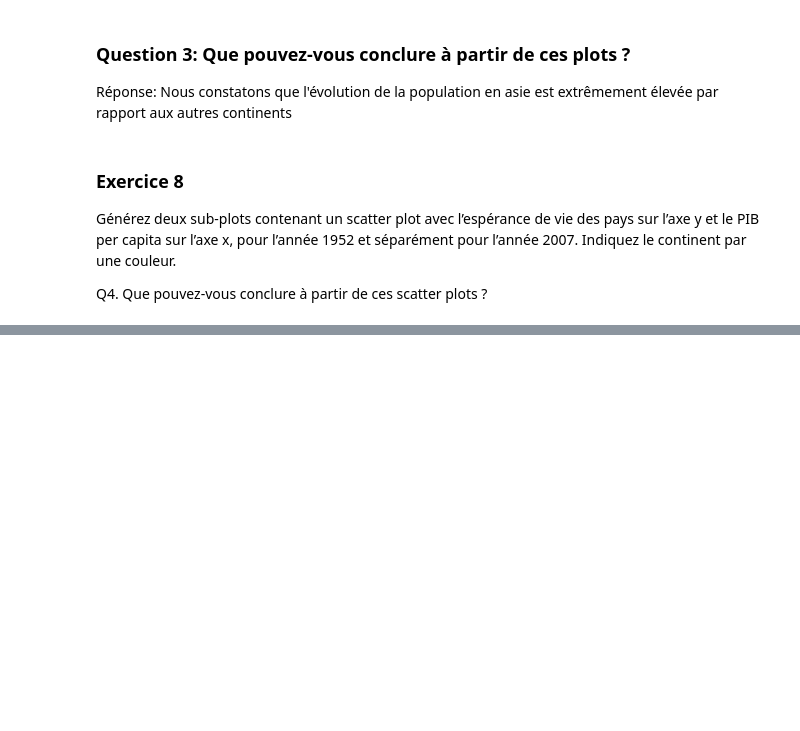
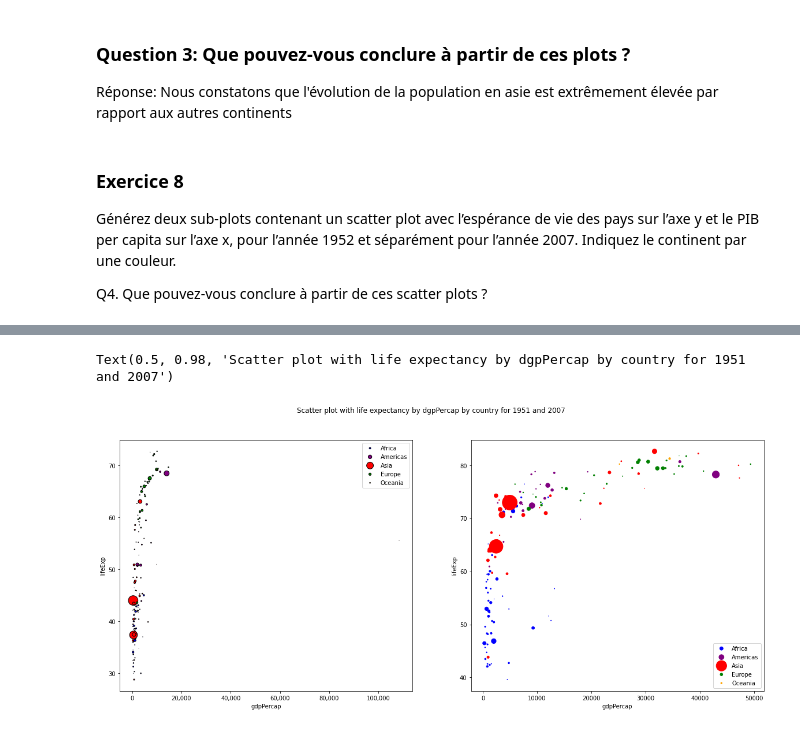
Before and after one commit to DrC0okie/Roy_VanHove_ISD_TP3, a Jupyter notebook: gapminder.ipynb, the cells around one changed output, grey strips where cells are left out. Saved outputs shown, nothing was run; the diff lists cells and outputs as text; code cells hidden in the pictures; blank space fills up the shorter version.

```diff
--- a/gapminder.ipynb
+++ b/gapminder.ipynb
@@ -226,0 +249,24 @@ Réponse:
+# %%
+fig, axs = plt.subplots(1, 2, figsize=(20, 8))
+#axs[0].set_xbound(lower=0, upper=60000)
+
+axs[0].get_xaxis().set_major_formatter(mpl.ticker.FuncFormatter(lambda x, p: format(int(x), ",")))
+colors = {'Asia':'red', 'Europe':'green', 'Africa':'blue', 'Americas':'purple', 'Oceania':'orange'}
+
+data_1952 = gm.loc[:, ['continent','lifeExp', 'gdpPercap','year', "pop"]].query("year == 1952")
+data_2007 = gm.loc[:, ['continent','lifeExp', 'gdpPercap','year', "pop"]].query("year == 2007")
+
+for c, (continent, df_continent) in enumerate(data_1952.groupby('continent')):
+    df_continent.plot.scatter(ax=axs[0], x="gdpPercap", y="lifeExp", s=df_continent['pop'] * 0.0000005,
+                              facecolors='none',edgecolors='black', c=df_continent['continent'].map(colors),
+                              label=continent)
+
+
+for c, (continent, df_continent) in enumerate(data_2007.groupby('continent')):
+    df_continent.plot.scatter(ax=axs[1], x="gdpPercap", y="lifeExp", s=df_continent['pop'] * 0.0000005, c=df_continent['continent'].map(colors), label=continent)
+fig.suptitle('Scatter plot with life expectancy by dgpPercap by country for 1951 and 2007')
+
+#plt.scatter(x, y, s=taille, facecolors='none', edgecolors='r')
+# %% [output]
+Text(0.5, 0.98, 'Scatter plot with life expectancy by dgpPercap by country for 1951 and 2007')
+[figure, added]
```
Also changed, not shown: parts of 7 cells of this notebook.
